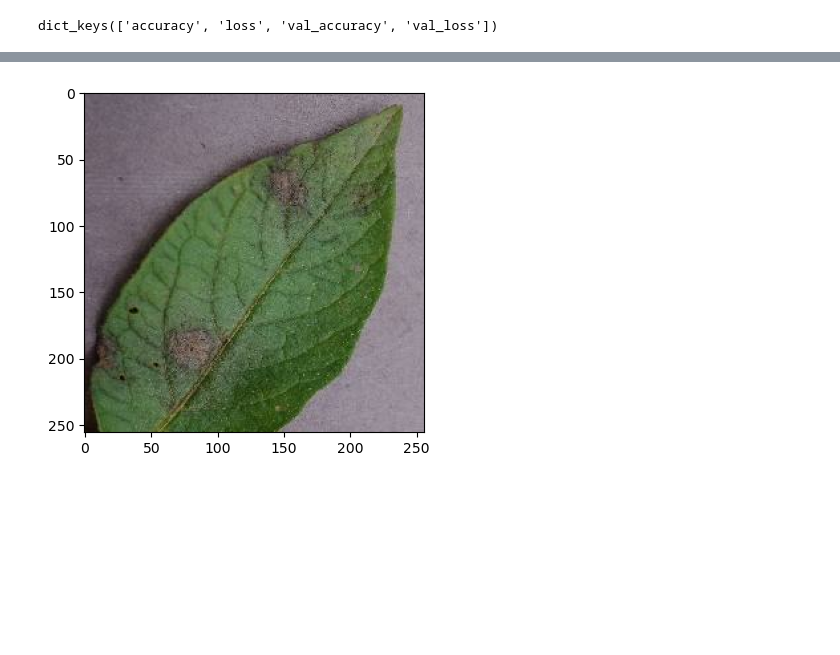
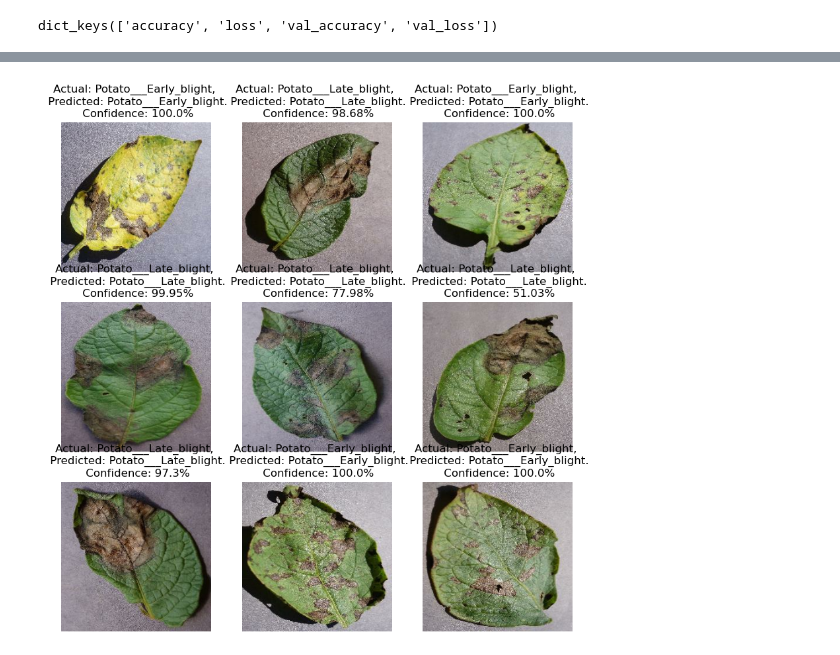
Before and after one commit to ajiteshkumar9315/plant_disease_classification, a Jupyter notebook: plant_disease_classification.ipynb, the cells around one changed output, grey strips where cells are left out. Saved outputs shown, nothing was run; the diff lists cells and outputs as text; code cells hidden in the pictures; blank space fills up the shorter version.

Commit message:
deleting the .zip file and dealing with error and saving the models

```diff
--- a/plant_disease_classification.ipynb
+++ b/plant_disease_classification.ipynb
@@ -277,15 +277,30 @@ predicted label : Potato___Late_blight
 # %%
-def predict(model, img):
-    img_array = tf.keras.preprocessing.image.img_to_array(img[i])
-    img_array = tf.expand_dims(img_array, 0)  #create a batch
+# def predict(model, img):
+#     img_array = tf.keras.preprocessing.image.img_to_array(img[i])
+#     img_array = tf.expand_dims(img_array, 0)  #create a batch
 
-    predictions = model.predict(img_array)
+#     img_rgb = tf.image.grayscale_to_rgb(img[i])
+#     predictions = model.predict(tf.expand_dims(img_rgb,0))
 
-    predicted_class = class_names[np.argmax(predictions[0])]
-    confidence = round(100 *(np.max(predictions[0])), 2)
-    return predicted_class, confidence
+#     predicted_class = class_names[np.argmax(predictions[0])]
+#     confidence = round(100 *(np.max(predictions[0])), 2)
+#     return predicted_class, confidence
+# %%
+def predict(model, img):
+    # Ensure the image has 3 channels (RGB)
+    if img.shape[-1] == 1:
+        img = tf.image.grayscale_to_rgb(img)
+
+    img_array = tf.keras.preprocessing.image.img_to_array(img)
+    img_array = tf.expand_dims(img_array, 0)  # Create a batch
+
+    predictions = model.predict(img_array)
+    predicted_class = class_names[np.argmax(predictions[0])]
+    confidence = round(100 * np.max(predictions[0]), 2)
+
+    return predicted_class, confidence
 # %%
-plt.figure(figsize=(15,15))
+plt.figure(figsize=(10,10))
 for img, labels in test_ds.take(1):
     for i in range(9):
         ax = plt.subplot(3,3,i + 1)
@@ -294,6 +309,6 @@ for img, labels in test_ds.take(1):
         predicted_class, confidence = predict(model, img[i])
         actual_class = class_names[labels[i]]
 
-        plt.title(f"Actual: {actual_class}, \n Predicted: {predicted_class}.")
+        plt.title(f"Actual: {actual_class}, \n Predicted: {predicted_class}.\n Confidence: {confidence}%")
         plt.axis("off")
 # %% [output]
@@ -304 +324 @@ Detected at node convolution defined at (most recent call last):
-[figure, old version]
+[figure, new version]
```
Also changed, not shown: parts of 9 cells of this notebook, 1 other file.
